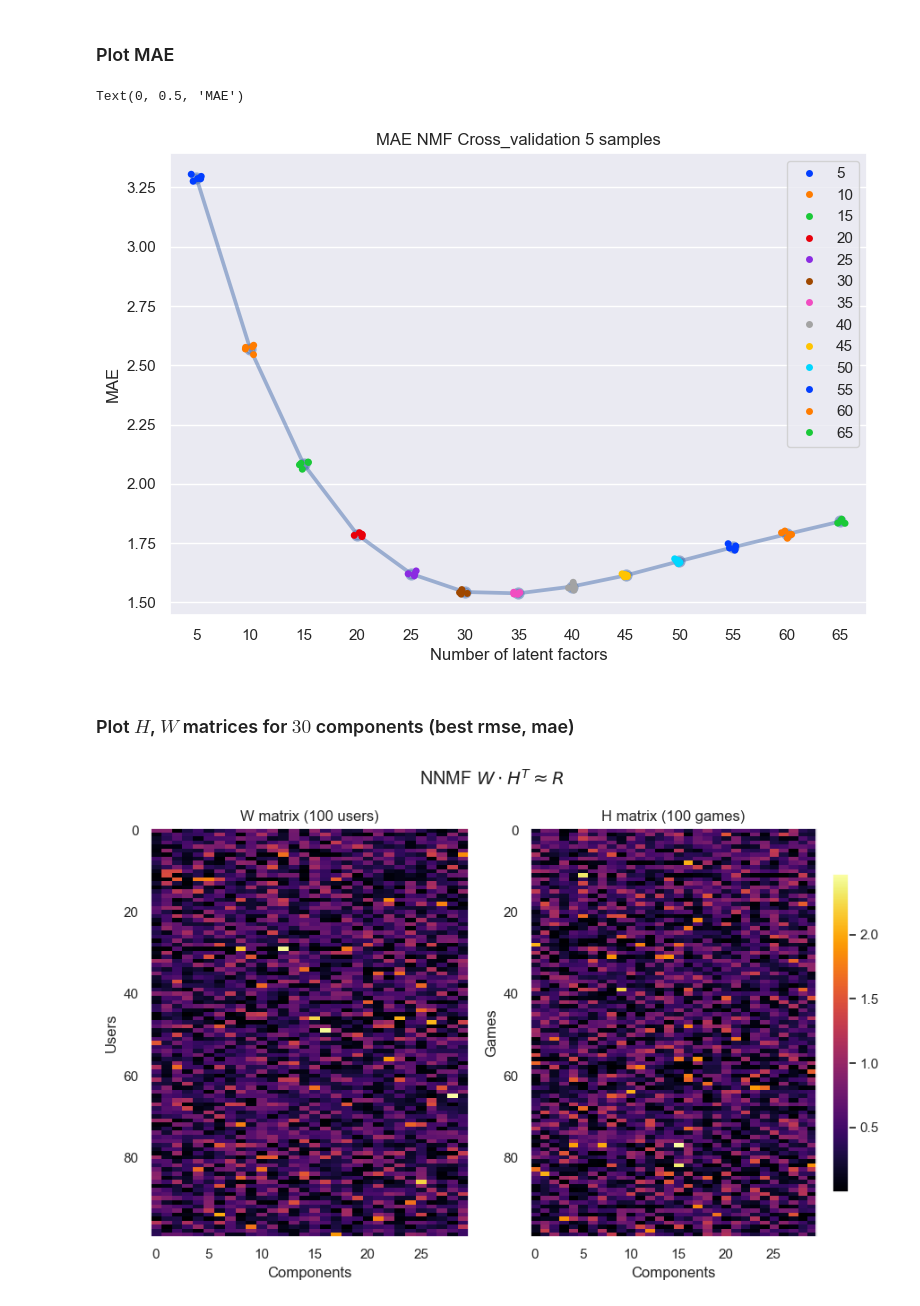
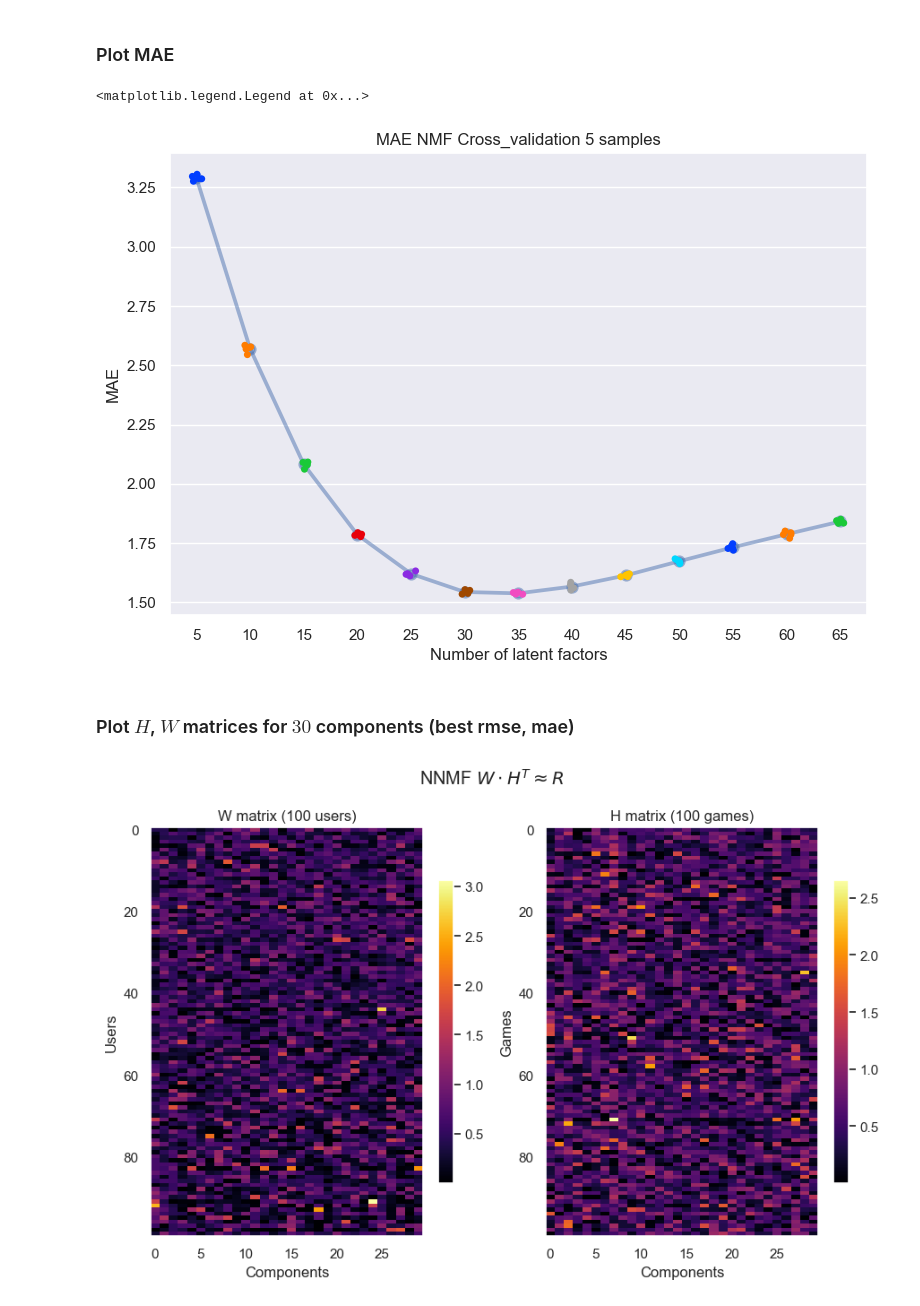
Before and after one commit to Franciline/Recommendation_system, a Jupyter notebook: nnmf_matrix.ipynb, the cells around one changed output. Saved outputs shown, nothing was run; the diff lists cells and outputs as text; code cells hidden in the pictures.

```diff
--- a/nnmf_matrix.ipynb
+++ b/nnmf_matrix.ipynb
@@ -120,13 +90,16 @@ sns.pointplot(data=df, x="k", y="mean_mae", alpha=0.5)
 ax.set_title(f"MAE NMF Cross_validation {SPLITS} samples")
 ax.set_xlabel("Number of latent factors")
 ax.set_ylabel("MAE")
+plt.legend([],[], frameon=False)
 # %% [output]
-Text(0, 0.5, 'MAE')
+<matplotlib.legend.Legend at 0x...>
-[figure, old version]
+[figure, new version]
 # %% [markdown]
 ### Plot $H$, $W$ matrices for $30$ components (best rmse, mae)
 # %%
-trainset, testset = train_test_split(data, test_size=0.2)
+trainset = data.build_full_trainset()
+#trainset, testest = train_test_split(data, test_size=0.2)
+
 
 # Train NMF model
 nmf = NMF(n_factors=30, random_state=1)
@@ -138,21 +111,23 @@ H = nmf.qi  # Item-feature matrix (H)
 # %%
 fig, (ax1, ax2) = plt.subplots(1, 2)
 
 Wim = ax1.imshow(W[:100, :], aspect='auto', cmap="inferno")
 ax1.set_xlabel("Components")
 ax1.set_ylabel("Users")
 ax1.set_title("W matrix (100 users)")
 ax1.grid(False)
 
 Him = ax2.imshow(H[:100, :], aspect='auto', cmap="inferno")
 ax2.set_xlabel("Components")
 ax2.set_ylabel("Games")
 ax2.set_title("H matrix (100 games)")
 ax2.grid(False)
 
 fig.colorbar(Him, fraction=0.05)
+fig.colorbar(Wim, fraction=0.05)
+
 fig.suptitle(r"NNMF $W \cdot H^T \approx R$")
 fig.set_size_inches(9, 6)
 plt.tight_layout()
 # %% [output]
-[figure, old version]
+[figure, new version]
```
Also changed, not shown: parts of 5 cells of this notebook, 1 other file.
